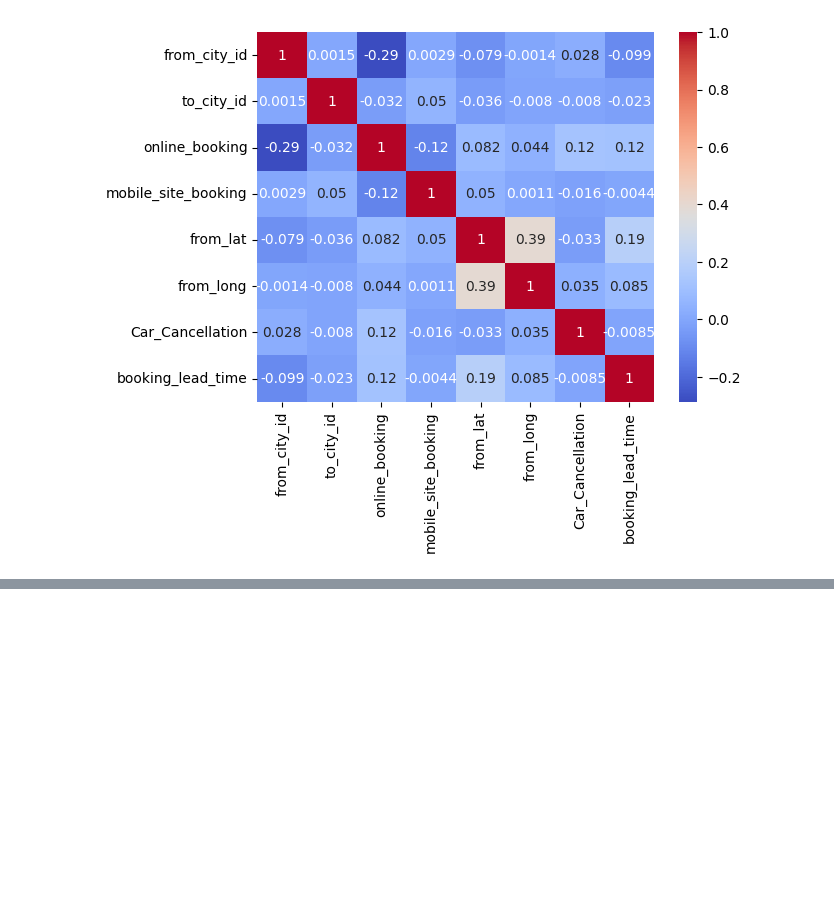
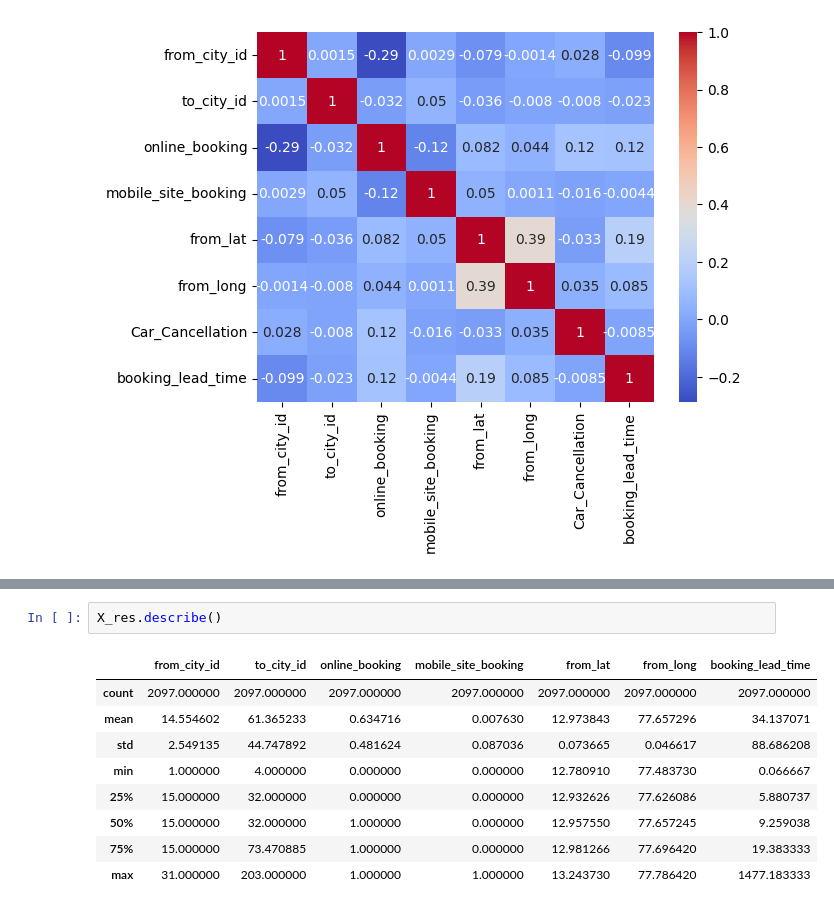
Before and after one commit to Hemant-Dua/Your_Cab_Project, a Jupyter notebook: main.ipynb, the cells around one changed output, grey strips where cells are left out. Saved outputs shown, nothing was run; the diff lists cells and outputs as text; blank space fills up the shorter version.

```diff
--- a/main.ipynb
+++ b/main.ipynb
@@ -302,0 +321,12 @@ X_train_smote.describe()
+# %%
+X_res.describe()
+# %% [output]
+|  | from_city_id | to_city_id | online_booking | mobile_site_booking | from_lat | from_long | booking_lead_time |
+| count | 2097.000000 | 2097.000000 | 2097.000000 | 2097.000000 | 2097.000000 | 2097.000000 | 2097.000000 |
+| mean | 14.554602 | 61.365233 | 0.634716 | 0.007630 | 12.973843 | 77.657296 | 34.137071 |
+| std | 2.549135 | 44.747892 | 0.481624 | 0.087036 | 0.073665 | 0.046617 | 88.686208 |
+| min | 1.000000 | 4.000000 | 0.000000 | 0.000000 | 12.780910 | 77.483730 | 0.066667 |
+| 25% | 15.000000 | 32.000000 | 0.000000 | 0.000000 | 12.932626 | 77.626086 | 5.880737 |
+| 50% | 15.000000 | 32.000000 | 1.000000 | 0.000000 | 12.957550 | 77.657245 | 9.259038 |
+| 75% | 15.000000 | 73.470885 | 1.000000 | 0.000000 | 12.981266 | 77.696420 | 19.383333 |
+| max | 31.000000 | 203.000000 | 1.000000 | 1.000000 | 13.243730 | 77.786420 | 1477.183333 |
```
Also changed, not shown: parts of 11 cells of this notebook.
